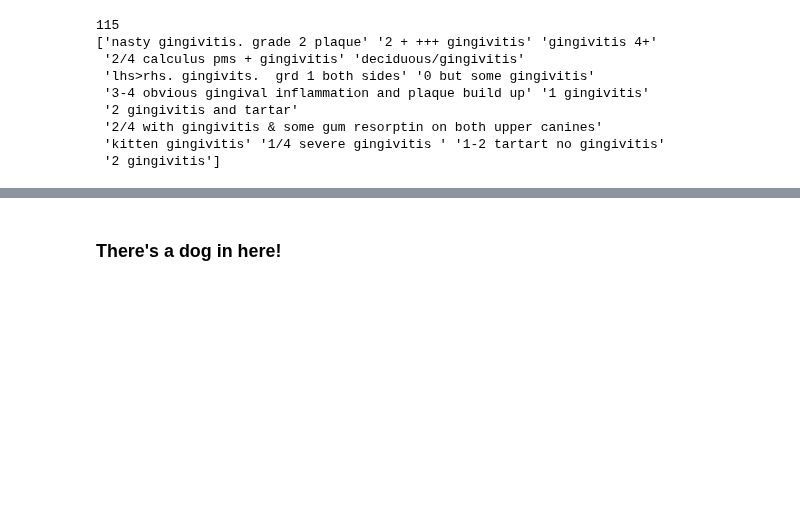
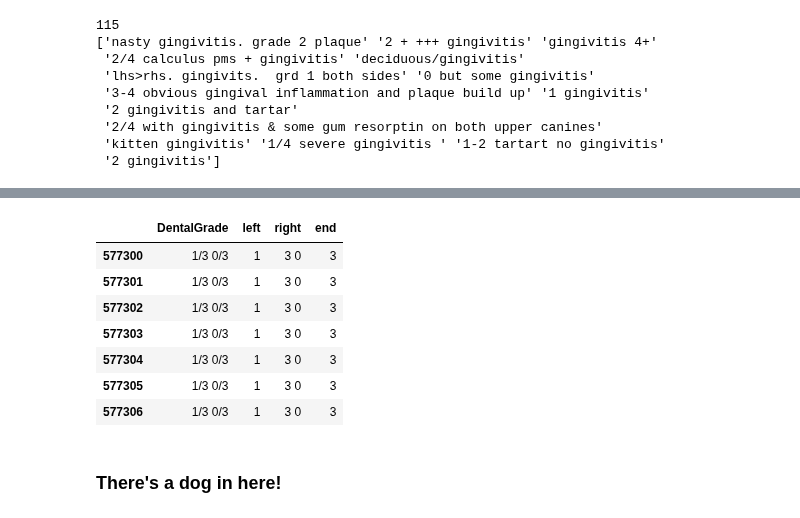
Before and after one commit to ruthpearson/CatHack, a Jupyter notebook: vet_compass/CA_tidydata.ipynb, the cells around one changed output, grey strips where cells are left out. Cells and saved outputs as stored; diff of their text form; code cells hidden in the pictures; blank space fills up the shorter version.

```diff
--- a/vet_compass/CA_tidydata.ipynb
+++ b/vet_compass/CA_tidydata.ipynb
@@ -229,0 +265,5 @@ print(dental_gingi.unique())
+# %%
+dental_outof = pd.DataFrame(dental.loc[dental["DentalGrade"].str.contains('/', na=False), "DentalGrade"], columns=['DentalGrade'])
+
+print(dental_outof["DentalGrade"].count())
+print(dental_outof["DentalGrade"].unique())
@@ -229,0 +288,11 @@ print(dental_gingi.unique())
+# %%
+dental_outof_split = dental_outof["DentalGrade"].str.split(pat = "/", expand=True)
+
+dental_outof_split.rename(columns={0: 'left', 1: 'right', 2: 'end'}, inplace=True)
+
+# print(dental_outof_split["left"].unique())
+# print(dental_outof_split["right"].unique())
+# print(dental_outof_split["end"].unique())
+# %%
+dental_split = pd.concat([dental_outof, dental_outof_split], axis=1)
+dental_split.head()
@@ -230,3 +306,14 @@ print(dental_gingi.unique())
+# %%
+dental_split[dental_split['end'] == '3']
+# %% [output]
+|  | DentalGrade | left | right | end |
+| 577300 | 1/3 0/3 | 1 | 3 0 | 3 |
+| 577301 | 1/3 0/3 | 1 | 3 0 | 3 |
+| 577302 | 1/3 0/3 | 1 | 3 0 | 3 |
+| 577303 | 1/3 0/3 | 1 | 3 0 | 3 |
+| 577304 | 1/3 0/3 | 1 | 3 0 | 3 |
+| 577305 | 1/3 0/3 | 1 | 3 0 | 3 |
+| 577306 | 1/3 0/3 | 1 | 3 0 | 3 |
 # %% [markdown]
 ### There's a dog in here!
 # %%
```
Also changed, not shown: parts of 12 cells of this notebook.
